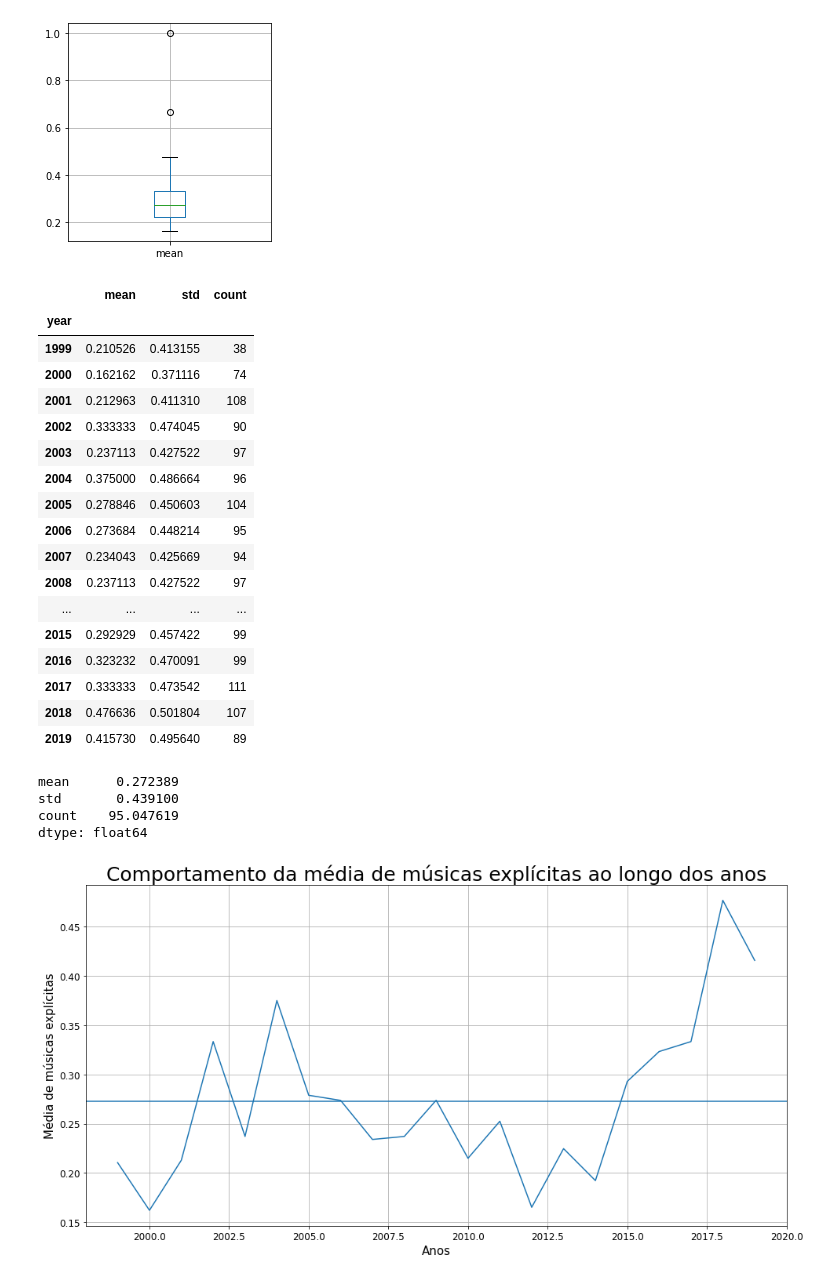
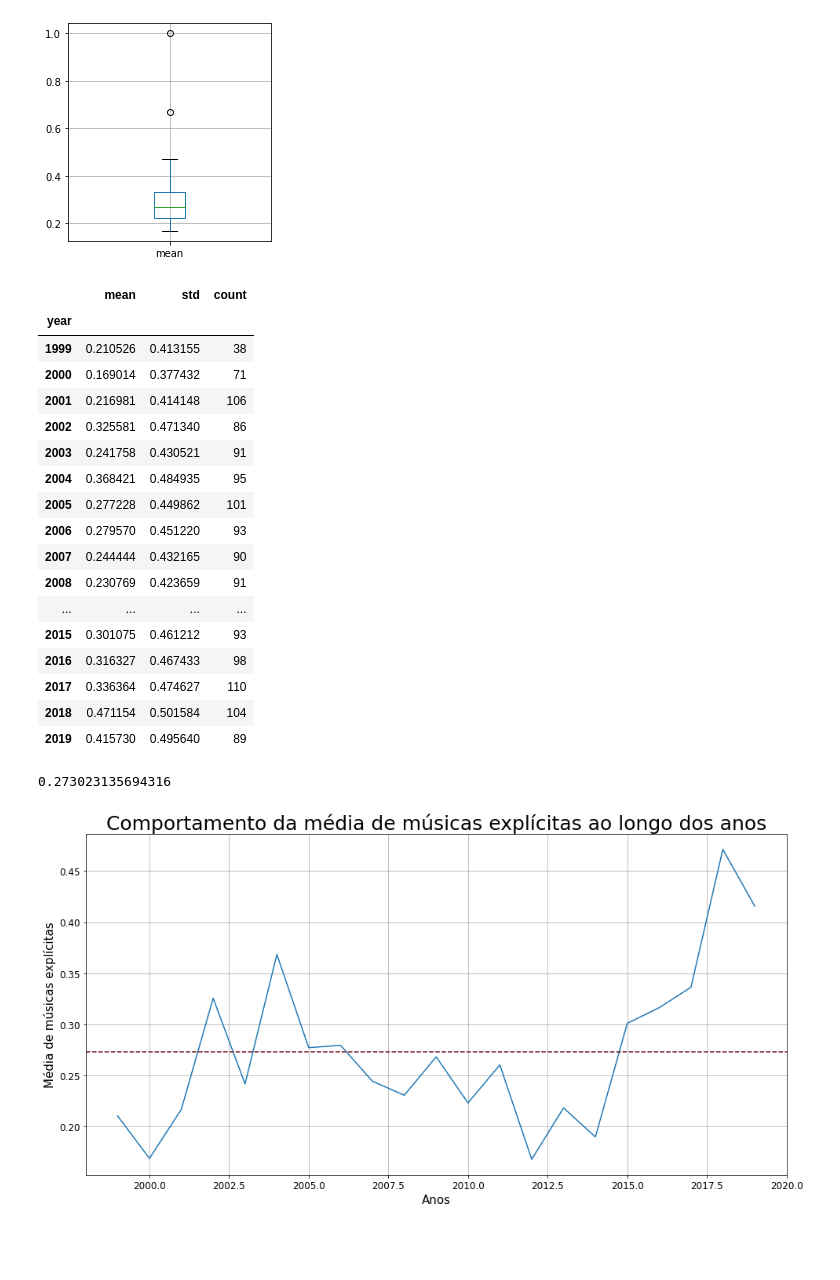
Before and after one commit to luc-zago/top-hits-spotify-2000-2009-analysis, a Jupyter notebook: Top Hits Spotify (2000-2019) Analysis.ipynb, the cells around one changed output. Drawn from its saved outputs; the diff is of its cells as text; code cells hidden in the pictures; blank space fills up the shorter version.

```diff
--- a/Top Hits Spotify (2000-2019) Analysis.ipynb
+++ b/Top Hits Spotify (2000-2019) Analysis.ipynb
@@ -10,11 +10,11 @@ import matplotlib.pyplot as plt
 # %% [markdown]
 ### Fazendo a leitura inicial dos dados
 # %%
-data = pd.read_csv('songs_normalize.csv')
+data_initial = pd.read_csv('songs_normalize.csv')
 
-data.info()
+data_initial.info()
 
-data.head()
+data_initial.head()
 # %% [output]
 <class 'pandas.core.frame.DataFrame'>
 RangeIndex: 2000 entries, 0 to 1999
@@ -41,0 +79,5 @@ memory usage: 267.7+ KB
+# %%
+## Limpando os dados duplicados
+data = data_initial.drop_duplicates(keep='first')
+
+data
@@ -204,3 +274,0 @@ import matplotlib.pyplot as plt
-# %%
-data =  pd.read_csv("songs_normalize.csv")
-data
@@ -426,6 +351,7 @@ def remove_outliers_IQR(df, attributes, factor):
 
     return df_copy
 # %%
+## Removendo os outliers
 explicit_mean_clean = remove_outliers_IQR(explicit_mean, ['mean'], 1.5)
 
 explicit_mean_clean
@@ -433,59 +359,57 @@ explicit_mean_clean
 |  | mean | std | count |
 | year |  |  |  |
 | 1999 | 0.210526 | 0.413155 | 38 |
-| 2000 | 0.162162 | 0.371116 | 74 |
-| 2001 | 0.212963 | 0.411310 | 108 |
-| 2002 | 0.333333 | 0.474045 | 90 |
-| 2003 | 0.237113 | 0.427522 | 97 |
-| 2004 | 0.375000 | 0.486664 | 96 |
-| 2005 | 0.278846 | 0.450603 | 104 |
-| 2006 | 0.273684 | 0.448214 | 95 |
-| 2007 | 0.234043 | 0.425669 | 94 |
-| 2008 | 0.237113 | 0.427522 | 97 |
+| 2000 | 0.169014 | 0.377432 | 71 |
+| 2001 | 0.216981 | 0.414148 | 106 |
+| 2002 | 0.325581 | 0.471340 | 86 |
+| 2003 | 0.241758 | 0.430521 | 91 |
+| 2004 | 0.368421 | 0.484935 | 95 |
+| 2005 | 0.277228 | 0.449862 | 101 |
+| 2006 | 0.279570 | 0.451220 | 93 |
+| 2007 | 0.244444 | 0.432165 | 90 |
+| 2008 | 0.230769 | 0.423659 | 91 |
 | ... | ... | ... | ... |
-| 2015 | 0.292929 | 0.457422 | 99 |
-| 2016 | 0.323232 | 0.470091 | 99 |
-| 2017 | 0.333333 | 0.473542 | 111 |
-| 2018 | 0.476636 | 0.501804 | 107 |
+| 2015 | 0.301075 | 0.461212 | 93 |
+| 2016 | 0.316327 | 0.467433 | 98 |
+| 2017 | 0.336364 | 0.474627 | 110 |
+| 2018 | 0.471154 | 0.501584 | 104 |
 | 2019 | 0.415730 | 0.495640 | 89 |
 # %%
-total_mean_clean = explicit_mean_clean.mean()
+## Calculando a nova média geral sem os outliers
+total_mean_clean = explicit_mean_clean['mean'].mean()
 total_mean_clean
 # %% [output]
-mean      0.272389
-std       0.439100
-count    95.047619
-dtype: float64
+0.273023135694316
 # %%
 ##SEABORN
 
 # Ajustando o tamanho da Figura
 plt.figure(figsize = (16, 8)) ## Tamanho da figura em polegadas
 
 # Gráfico de dispersão
 graph = sns.lineplot(data = explicit_mean_clean, x='year' ,y= 'mean')
 
-graph.axhline(0.272389)
+graph.axhline(total_mean_clean, color = '#6b0f1a', linestyle = '--')
 
 # Coloca o titulo
 plt.title('Comportamento da média de músicas explícitas ao longo dos anos', fontsize = 25)
 
 # Titulo para eixo X
 plt.xlabel('Anos', fontsize=15)
 
 # Titulo para eixo Y
 plt.ylabel('Média de músicas explícitas', fontsize=15)
 
 # Tamanho da fonte da grade X
 plt.xticks(fontsize = 12)
 
 # Tamanho da fonte da grade Y
 plt.yticks(fontsize = 12)
 
 # Colocando Grid no Gráfico
 plt.grid()
 
 # Mostra o nosso Gráfico
 plt.show()
 # %% [output]
-[figure, old version]
+[figure, new version]
```
Also changed, not shown: parts of 26 cells of this notebook.
